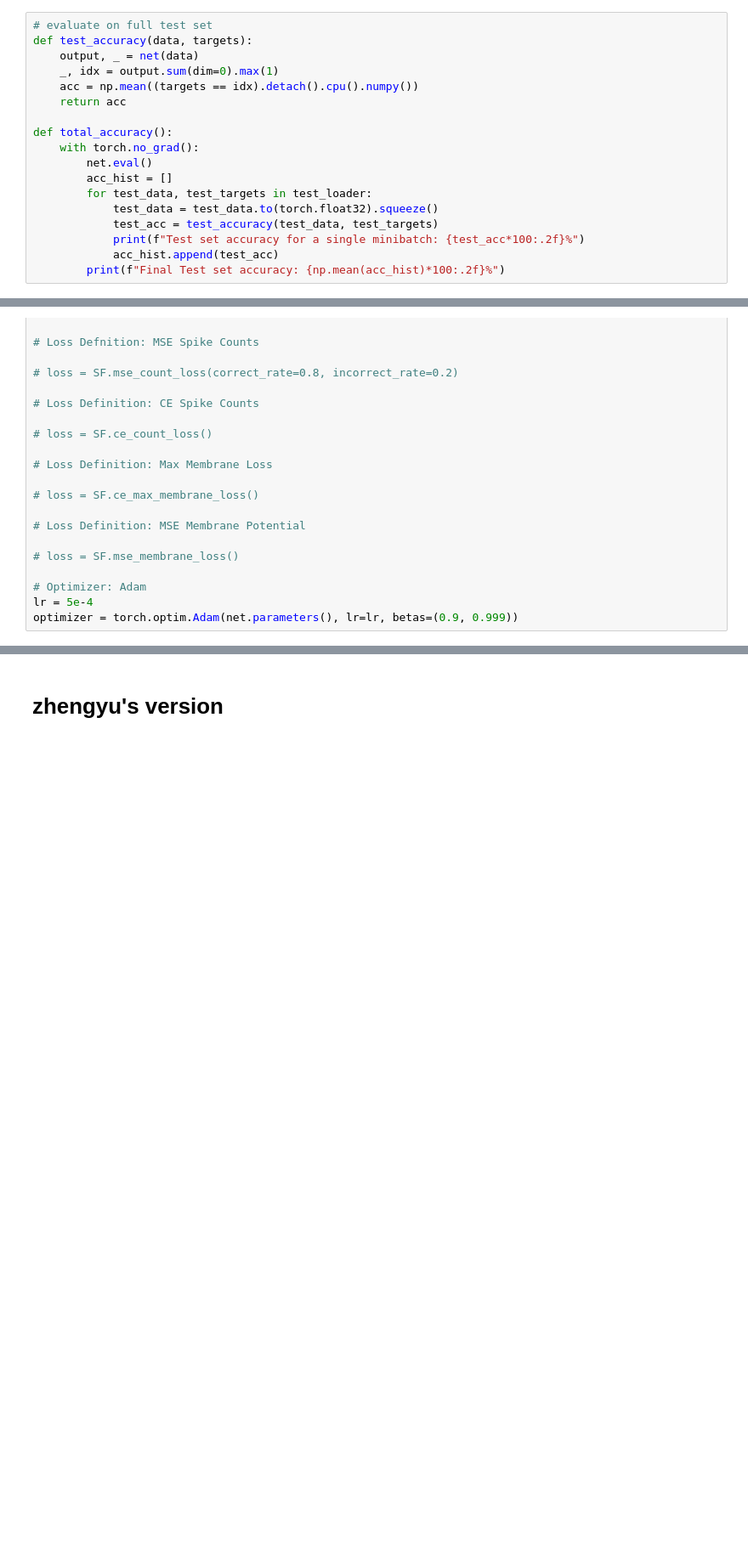
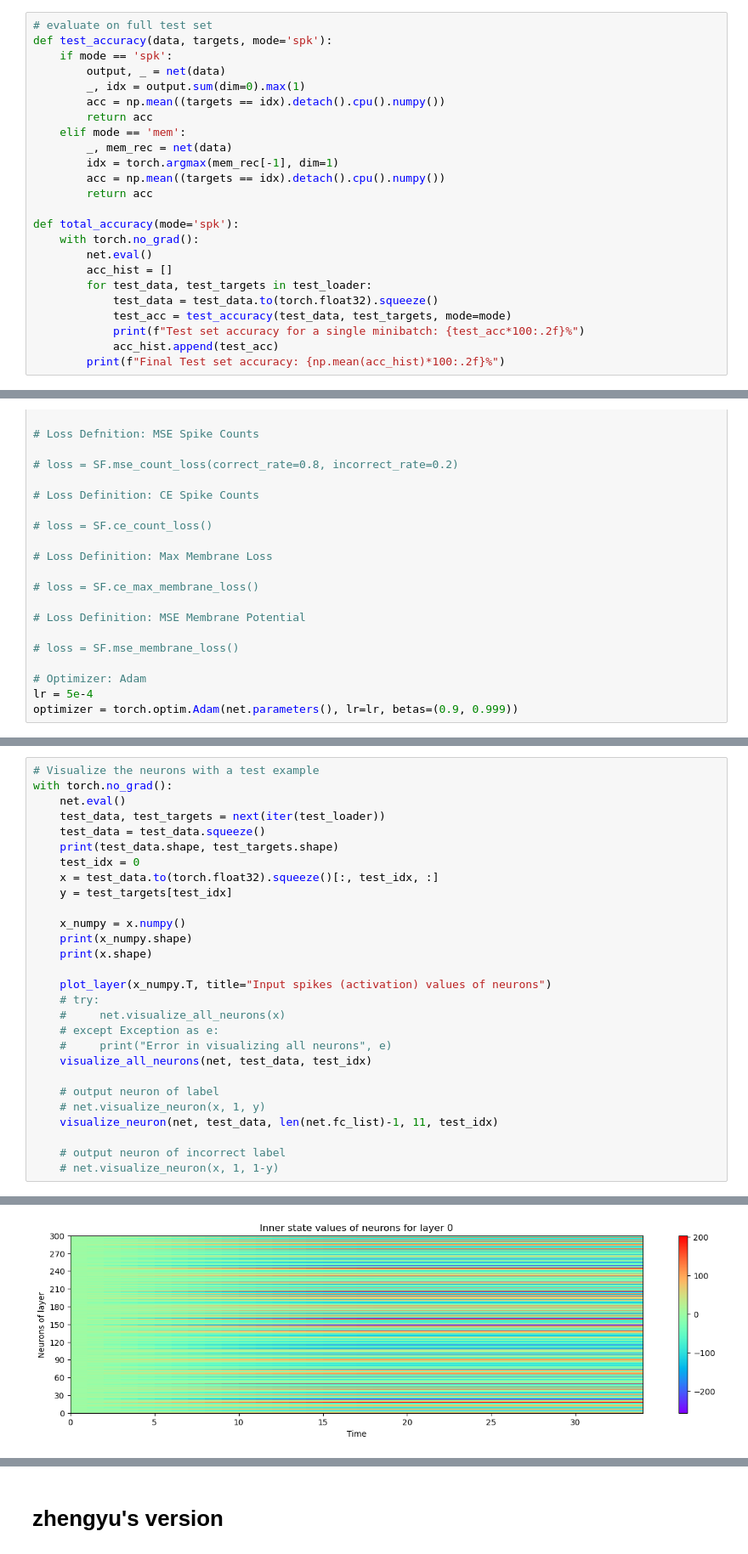
Before and after one commit to anmutechsupport/SingleSpikeOTTT, a Jupyter notebook: shittySHD.ipynb, the cells around one changed output, grey strips where cells are left out. Shown at 85% size. Drawn from its saved outputs; the diff is of its cells as text; blank space fills up the shorter version.

```diff
--- a/shittySHD.ipynb
+++ b/shittySHD.ipynb
@@ -365,19 +365,25 @@ def avg_loss_plot(name='loss_curve0.png'):
     fig.savefig(f'./trainfigs/{name}')
 # %%
 # evaluate on full test set
-def test_accuracy(data, targets):
-    output, _ = net(data)
-    _, idx = output.sum(dim=0).max(1)
-    acc = np.mean((targets == idx).detach().cpu().numpy())
-    return acc
+def test_accuracy(data, targets, mode='spk'):
+    if mode == 'spk':
+        output, _ = net(data)
+        _, idx = output.sum(dim=0).max(1)
+        acc = np.mean((targets == idx).detach().cpu().numpy())
+        return acc
+    elif mode == 'mem':
+        _, mem_rec = net(data)
+        idx = torch.argmax(mem_rec[-1], dim=1)
+        acc = np.mean((targets == idx).detach().cpu().numpy())
+        return acc
 
-def total_accuracy():
+def total_accuracy(mode='spk'):
     with torch.no_grad():
         net.eval()
         acc_hist = []
         for test_data, test_targets in test_loader:
             test_data = test_data.to(torch.float32).squeeze()
-            test_acc = test_accuracy(test_data, test_targets)
+            test_acc = test_accuracy(test_data, test_targets, mode=mode)
             print(f"Test set accuracy for a single minibatch: {test_acc*100:.2f}%")
             acc_hist.append(test_acc)
         print(f"Final Test set accuracy: {np.mean(acc_hist)*100:.2f}%")
@@ -1799,0 +2008,29 @@ Epoch 121 complete
+# %%
+# Visualize the neurons with a test example
+with torch.no_grad():
+    net.eval()
+    test_data, test_targets = next(iter(test_loader))
+    test_data = test_data.squeeze()
+    print(test_data.shape, test_targets.shape)
+    test_idx = 0
+    x = test_data.to(torch.float32).squeeze()[:, test_idx, :]
+    y = test_targets[test_idx]
+
+    x_numpy = x.numpy()
+    print(x_numpy.shape)
+    print(x.shape)
+
+    plot_layer(x_numpy.T, title="Input spikes (activation) values of neurons")
+    # try:
+    #     net.visualize_all_neurons(x)
+    # except Exception as e:
+    #     print("Error in visualizing all neurons", e)
+    visualize_all_neurons(net, test_data, test_idx)
+
+    # output neuron of label
+    # net.visualize_neuron(x, 1, y)
+    visualize_neuron(net, test_data, len(net.fc_list)-1, 11, test_idx)
+
+    # output neuron of incorrect label
+    # net.visualize_neuron(x, 1, 1-y)
+# %% [output]
@@ -1799,0 +2042 @@ Epoch 121 complete
+[figure, added]
```
Also changed, not shown: parts of 8 cells of this notebook, 3 other files.
